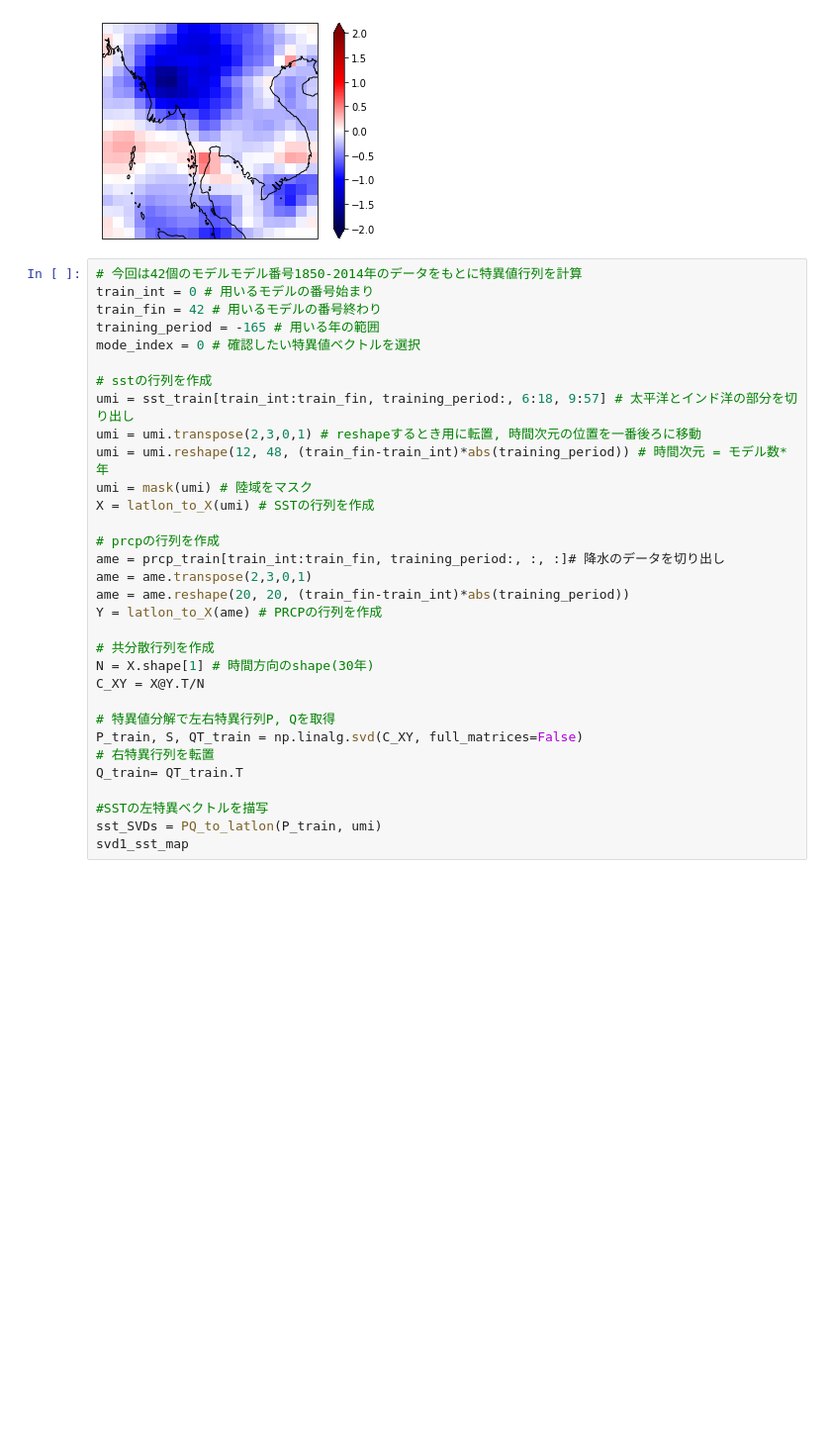
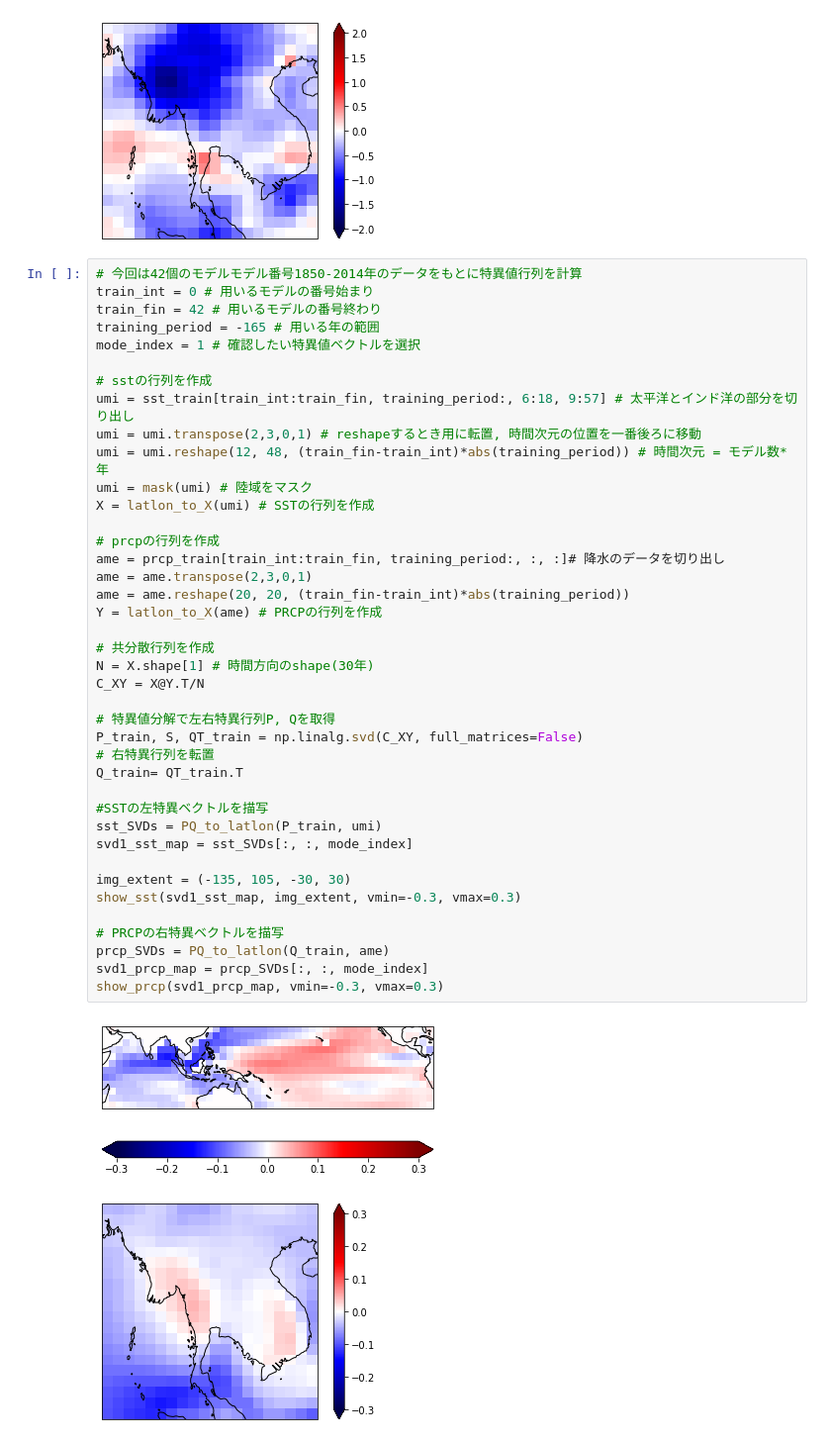
Before and after one commit to HalKiyo/ryzen5900_jupyter_test, a Jupyter notebook: test_workspace/svd_test/test.ipynb, the cells around one changed output. Shown: that part at 99% size. Saved outputs shown, nothing was run; the diff lists cells and outputs as text; blank space fills up the shorter version.

```diff
--- a/test_workspace/svd_test/test.ipynb
+++ b/test_workspace/svd_test/test.ipynb
@@ -144,35 +144,46 @@ show_prcp(prcp_m0_y1973, vmin=-2, vmax=2)
 # %%
 # 今回は42個のモデルモデル番号1850-2014年のデータをもとに特異値行列を計算
 train_int = 0 # 用いるモデルの番号始まり
 train_fin = 42 # 用いるモデルの番号終わり
 training_period = -165 # 用いる年の範囲
-mode_index = 0 # 確認したい特異値ベクトルを選択
+mode_index = 1 # 確認したい特異値ベクトルを選択
 
 # sstの行列を作成
 umi = sst_train[train_int:train_fin, training_period:, 6:18, 9:57] # 太平洋とインド洋の部分を切り出し
 umi = umi.transpose(2,3,0,1) # reshapeするとき用に転置, 時間次元の位置を一番後ろに移動
 umi = umi.reshape(12, 48, (train_fin-train_int)*abs(training_period)) # 時間次元 = モデル数*年
 umi = mask(umi) # 陸域をマスク
 X = latlon_to_X(umi) # SSTの行列を作成
 
 # prcpの行列を作成
 ame = prcp_train[train_int:train_fin, training_period:, :, :]# 降水のデータを切り出し
 ame = ame.transpose(2,3,0,1)
 ame = ame.reshape(20, 20, (train_fin-train_int)*abs(training_period))
 Y = latlon_to_X(ame) # PRCPの行列を作成
 
 # 共分散行列を作成
 N = X.shape[1] # 時間方向のshape(30年)
 C_XY = X@Y.T/N
 
 # 特異値分解で左右特異行列P, Qを取得
 P_train, S, QT_train = np.linalg.svd(C_XY, full_matrices=False)
 # 右特異行列を転置
 Q_train= QT_train.T
 
 #SSTの左特異ベクトルを描写
 sst_SVDs = PQ_to_latlon(P_train, umi)
-svd1_sst_map
+svd1_sst_map = sst_SVDs[:, :, mode_index]
+
+img_extent = (-135, 105, -30, 30)
+show_sst(svd1_sst_map, img_extent, vmin=-0.3, vmax=0.3)
+
+# PRCPの右特異ベクトルを描写
+prcp_SVDs = PQ_to_latlon(Q_train, ame)
+svd1_prcp_map = prcp_SVDs[:, :, mode_index]
+show_prcp(svd1_prcp_map, vmin=-0.3, vmax=0.3)
+# %% [output]
+[figure, added]
+[figure, added]
 # %%
 # テスト条件設定
 mode_int, mode_fin = 0, 10 # いくつのモードを予測に用いるか(最大400)
```
Also changed, not shown: parts of 2 cells of this notebook.
